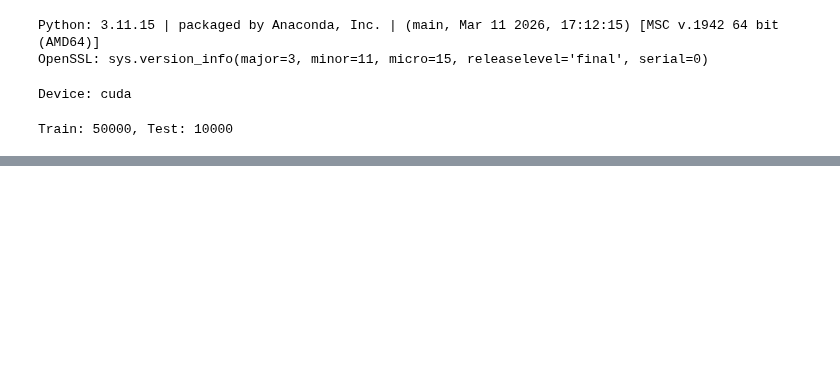
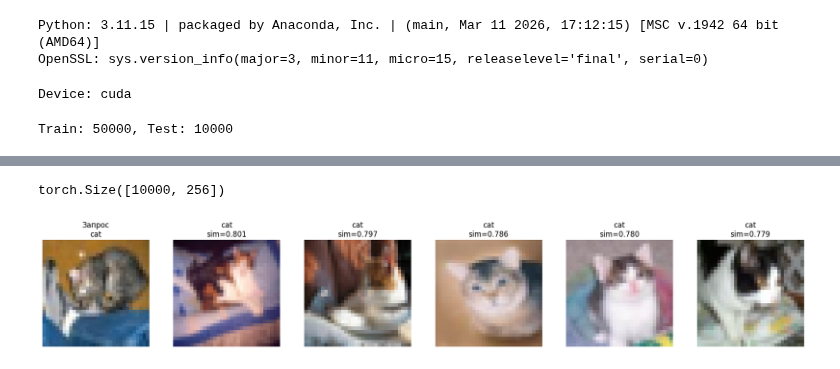
Before and after one commit to Saveliy1501/DS-homeworks, a Jupyter notebook: lessons/lesson_cifar.ipynb, the cells around one changed output, grey strips where cells are left out. Cells and saved outputs as stored; diff of their text form; code cells hidden in the pictures; blank space fills up the shorter version.

```diff
--- a/lessons/lesson_cifar.ipynb
+++ b/lessons/lesson_cifar.ipynb
@@ -849 +854,48 @@ weighted avg     0.7703    0.7721    0.7673     10000
 [figure]
+# %%
+def extract_embeddings(model, loader):
+    model.eval()
+    embeddings, labels = [], []
+    with torch.no_grad():
+        for images, ys in loader:
+            images = images.to(device)
+            emb = model(images, return_embedding=True)
+            embeddings.append(emb.cpu())
+            labels.append(ys)
+    return torch.cat(embeddings), torch.cat(labels)
+
+embeddings, labels = extract_embeddings(model, test_loader)
+print(embeddings.shape)  # [N, 256]
+# %% [output]
+torch.Size([10000, 256])
+# %%
+import matplotlib.pyplot as plt
+import torch.nn.functional as F
+
+display_dataset = torchvision.datasets.CIFAR10(
+    root=DATA_DIR, train=False, transform=transforms.ToTensor(), download=False
+)
+
+def show_similar(query_idx, embeddings, labels, dataset, top_k=5):
+    sims = F.cosine_similarity(embeddings[query_idx].unsqueeze(0), embeddings)
+    top_indices = torch.topk(sims, top_k + 1).indices[1:]
+
+    fig, axes = plt.subplots(1, top_k + 1, figsize=(3 * (top_k + 1), 3))
+
+    query_img, _ = dataset[query_idx]
+    axes[0].imshow(query_img.permute(1, 2, 0))
+    axes[0].set_title(f"Запрос\n{class_names[labels[query_idx]]}")
+    axes[0].axis('off')
+
+    for i, idx in enumerate(top_indices):
+        img, _ = dataset[idx]
+        axes[i + 1].imshow(img.permute(1, 2, 0))
+        axes[i + 1].set_title(f"{class_names[labels[idx]]}\nsim={sims[idx]:.3f}")
+        axes[i + 1].axis('off')
+
+    plt.tight_layout()
+    plt.show()
+
+show_similar(query_idx=0, embeddings=embeddings, labels=labels, dataset=display_dataset, top_k=5)
+# %% [output]
+[figure, added]
```
Also changed, not shown: parts of 9 cells of this notebook, 2 other files.
